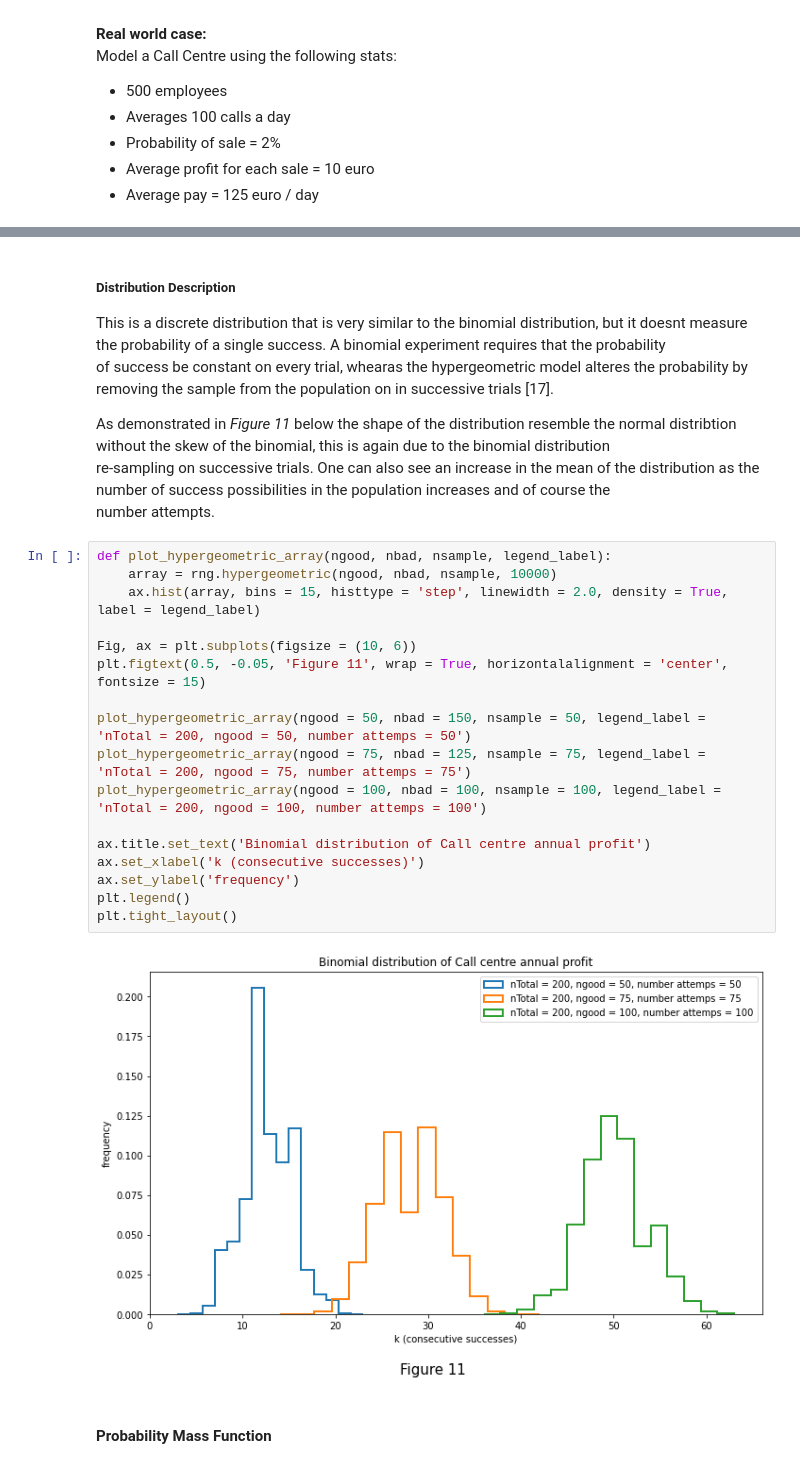
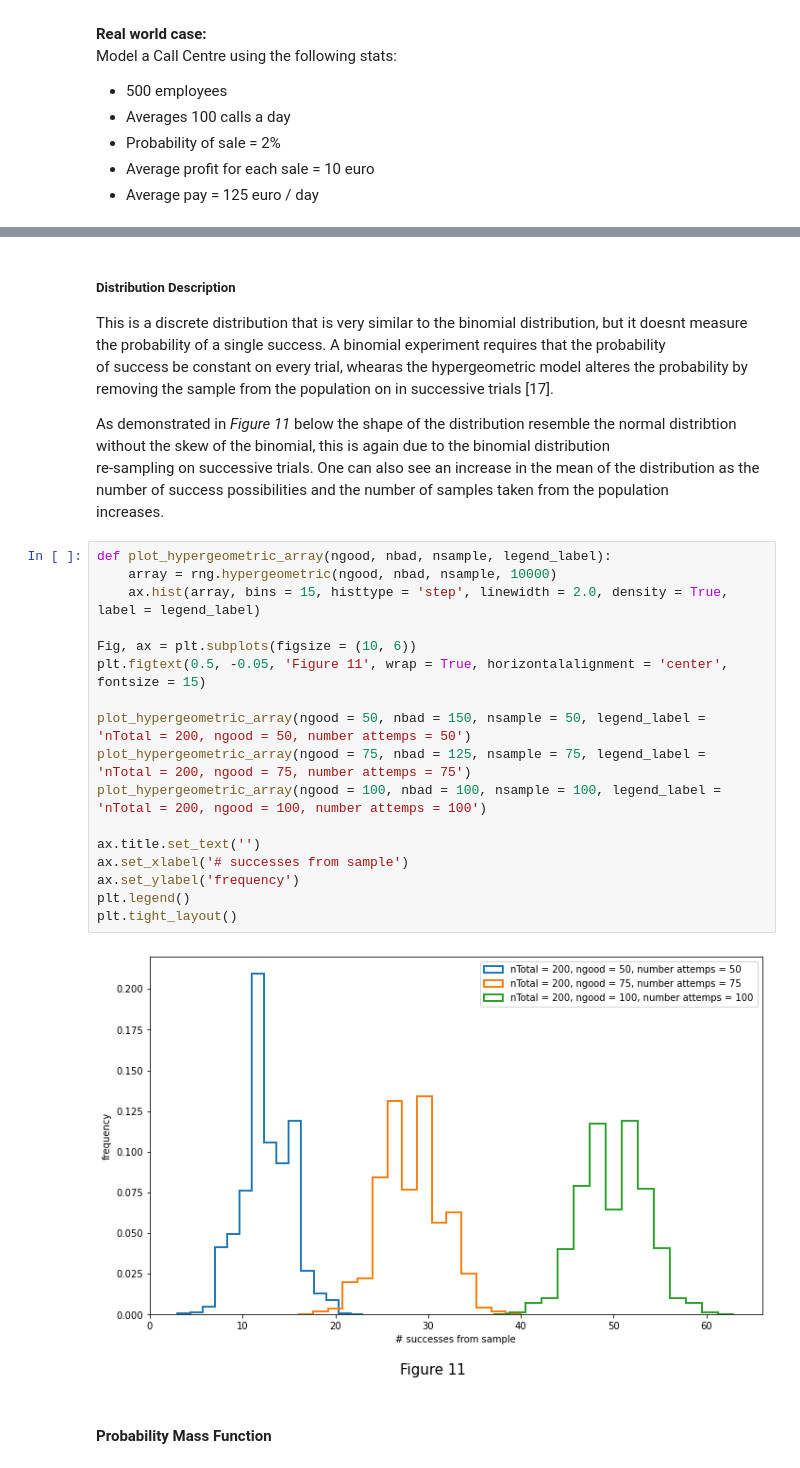
Before and after one commit to CiaranMoran27/playing_with_jupyter, a Jupyter notebook: numpy-random.ipynb, the cells around one changed output, grey strips where cells are left out. Drawn from its saved outputs; the diff is of its cells as text.

```diff
--- a/numpy-random.ipynb
+++ b/numpy-random.ipynb
@@ -675,27 +675,27 @@ This is a discrete distribution that is very similar to the binomial distributio
 of success be constant on every trial, whearas the hypergeometric model alteres the probability by removing the sample from the population on in successive trials [17].
 
 As demonstrated in *Figure 11* below the shape of the distribution resemble the normal distribtion without the skew of the binomial, this is again due to the binomial distribution<br>
-re-sampling on successive trials. One can also see an increase in the mean of the distribution as the number of success possibilities in the population increases and of course the<br>
-number attempts.
+re-sampling on successive trials. One can also see an increase in the mean of the distribution as the number of success possibilities and the number of samples taken from the population<br>
+increases.
 # %%
 def plot_hypergeometric_array(ngood, nbad, nsample, legend_label):
     array = rng.hypergeometric(ngood, nbad, nsample, 10000)
     ax.hist(array, bins = 15, histtype = 'step', linewidth = 2.0, density = True, label = legend_label)
 
 Fig, ax = plt.subplots(figsize = (10, 6))
 plt.figtext(0.5, -0.05, 'Figure 11', wrap = True, horizontalalignment = 'center', fontsize = 15)
 
 plot_hypergeometric_array(ngood = 50, nbad = 150, nsample = 50, legend_label = 'nTotal = 200, ngood = 50, number attemps = 50')
 plot_hypergeometric_array(ngood = 75, nbad = 125, nsample = 75, legend_label = 'nTotal = 200, ngood = 75, number attemps = 75')
 plot_hypergeometric_array(ngood = 100, nbad = 100, nsample = 100, legend_label = 'nTotal = 200, ngood = 100, number attemps = 100')
 
-ax.title.set_text('Binomial distribution of Call centre annual profit')
-ax.set_xlabel('k (consecutive successes)')
+ax.title.set_text('')
+ax.set_xlabel('# successes from sample')
 ax.set_ylabel('frequency')
 plt.legend()
 plt.tight_layout()
 # %% [output]
-[figure, old version]
+[figure, new version]
 # %% [markdown]
 #### Probability Mass Function
 # %% [markdown]
```
Also changed, not shown: parts of 25 cells of this notebook.
